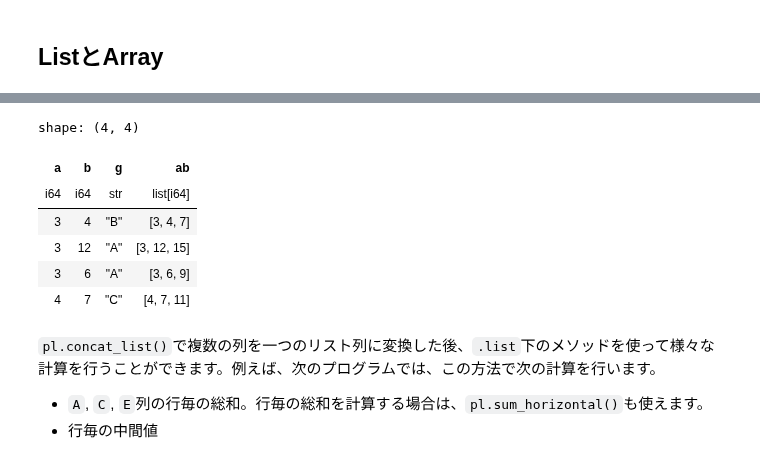
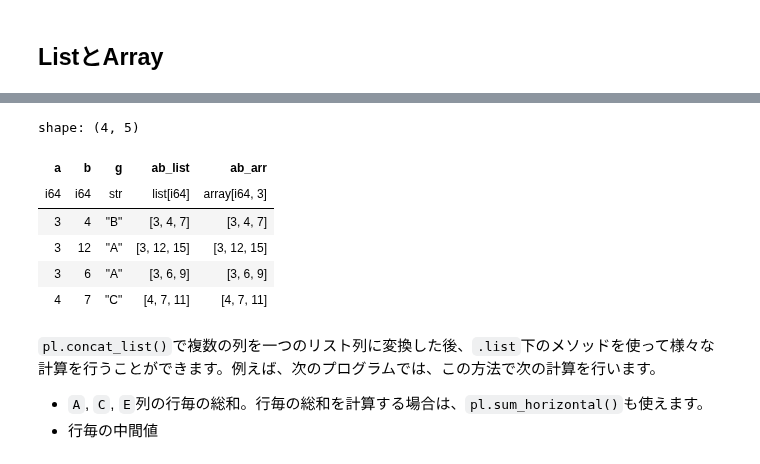
Before and after one commit to ruoyu0088/polars_guide, a Jupyter notebook: polars_guide/020_polars_datatype.ipynb, the cells around one changed output, grey strips where cells are left out. Saved outputs shown, nothing was run; the diff lists cells and outputs as text; code cells hidden in the pictures.

Commit message:
add list array struct examples

```diff
--- a/polars_guide/020_polars_datatype.ipynb
+++ b/polars_guide/020_polars_datatype.ipynb
@@ -577,26 +586,24 @@ shape: (3, 2)
 # %%
 df = pl.DataFrame(
     {
         "a": [3, 3, 3, 4],
         "b": [4, 12, 6, 7],
         "g": ['B', 'A', 'A', 'C']
     }
 )
 
 df.with_columns(
-    pl.concat_list(
-        ['a', 'b', pl.col('a') + pl.col('b')]
-    )
-    .alias('ab')
+    pl.concat_list(['a', 'b', pl.col('a') + pl.col('b')]).alias('ab_list'),
+    pl.concat_arr(['a', 'b', pl.col('a') + pl.col('b')]).alias('ab_arr'),
 )
 # %% [output]
-shape: (4, 4)
+shape: (4, 5)
-| a | b | g | ab |
-| i64 | i64 | str | list[i64] |
-| 3 | 4 | "B" | [3, 4, 7] |
-| 3 | 12 | "A" | [3, 12, 15] |
-| 3 | 6 | "A" | [3, 6, 9] |
-| 4 | 7 | "C" | [4, 7, 11] |
+| a | b | g | ab_list | ab_arr |
+| i64 | i64 | str | list[i64] | array[i64, 3] |
+| 3 | 4 | "B" | [3, 4, 7] | [3, 4, 7] |
+| 3 | 12 | "A" | [3, 12, 15] | [3, 12, 15] |
+| 3 | 6 | "A" | [3, 6, 9] | [3, 6, 9] |
+| 4 | 7 | "C" | [4, 7, 11] | [4, 7, 11] |
 # %% [markdown]
 `pl.concat_list()`で複数の列を一つのリスト列に変換した後、`.list`下のメソッドを使って様々な計算を行うことができます。例えば、次のプログラムでは、この方法で次の計算を行います。
 
```
Also changed, not shown: parts of 23 cells of this notebook, 1 other file.
